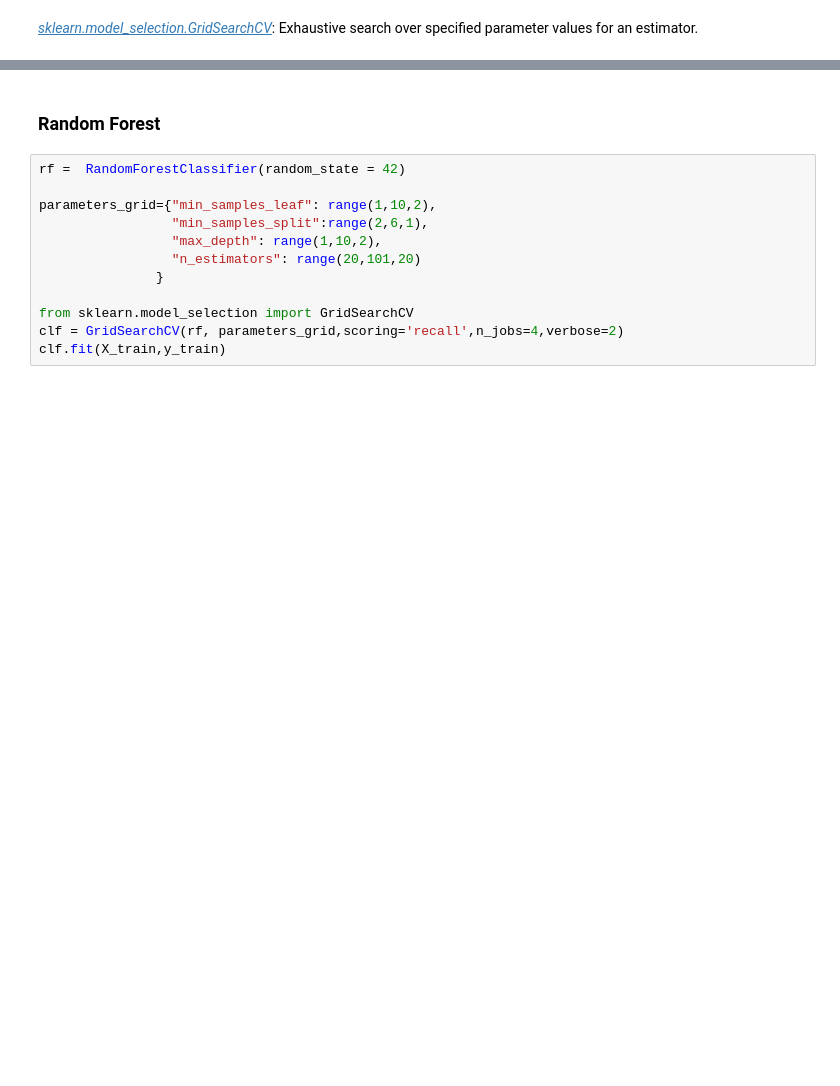
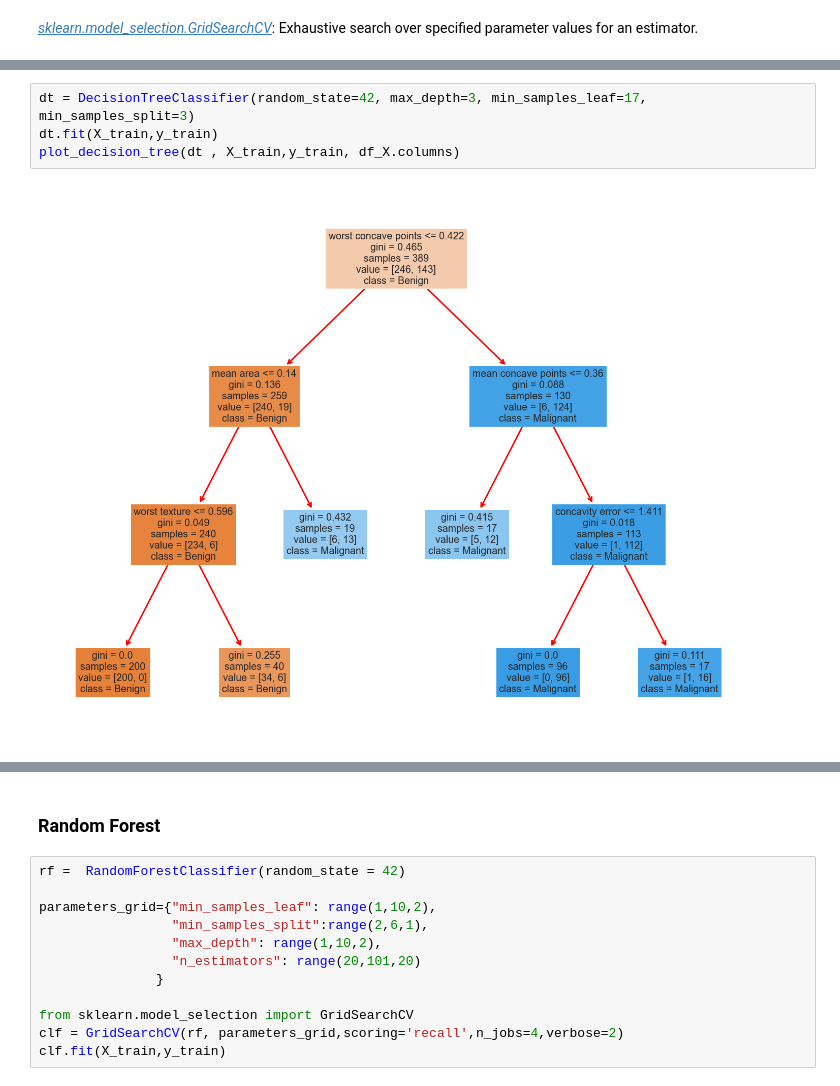
Before and after one commit to EMbeDS-education/SNS-IProML2021, a Jupyter notebook: jupyter/jupyterNotebooks/M2_03BreastCancer_Supervised_ML.ipynb, the cells around one changed output, grey strips where cells are left out. Saved outputs shown, nothing was run; the diff lists cells and outputs as text; blank space fills up the shorter version.

```diff
--- a/jupyter/jupyterNotebooks/M2_03BreastCancer_Supervised_ML.ipynb
+++ b/jupyter/jupyterNotebooks/M2_03BreastCancer_Supervised_ML.ipynb
@@ -612,3 +741,9 @@ print('Recall score ', clf.best_score_, ' with ', clf.best_params_)
+# %%
+dt = DecisionTreeClassifier(random_state=42, max_depth=3, min_samples_leaf=17, min_samples_split=3)
+dt.fit(X_train,y_train)
+plot_decision_tree(dt , X_train,y_train, df_X.columns)
+# %% [output]
+[figure, added]
 # %%
 # Evalution on Test Set
 dtree = DecisionTreeClassifier(random_state=42, max_depth=3, min_samples_leaf=17, min_samples_split=3)
```
Also changed, not shown: parts of 23 cells of this notebook, 4 other files.
